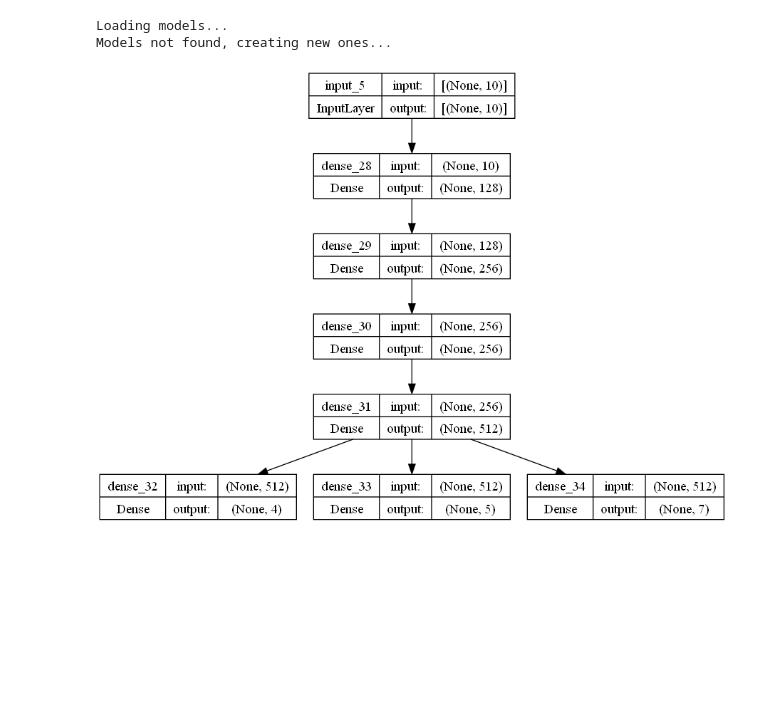
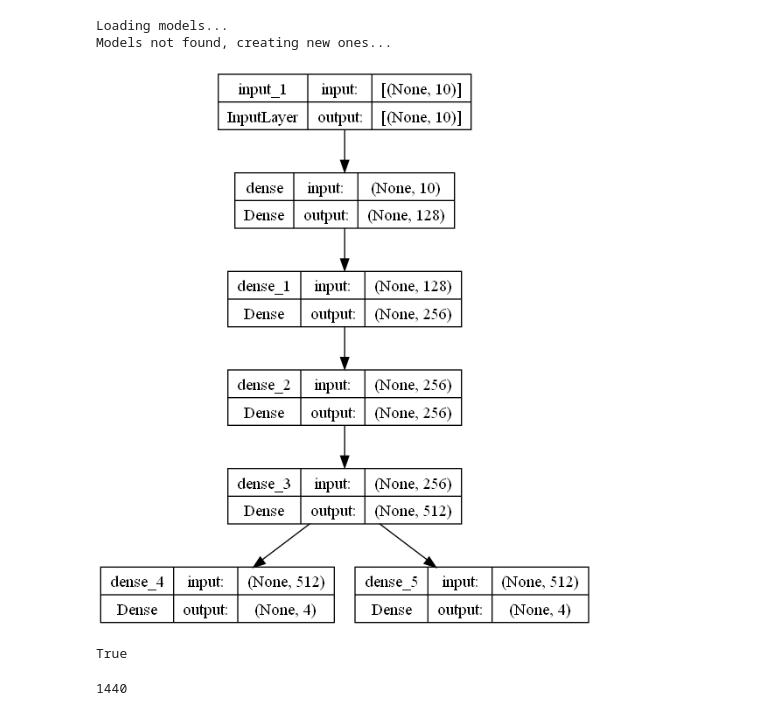
Before and after one commit to ertis-research/DQNFlexibilityService, a Jupyter notebook: main.ipynb, the cells around one changed output. Saved outputs shown, nothing was run; the diff lists cells and outputs as text; code cells hidden in the pictures; blank space fills up the shorter version.

Commit message:
train fixed

```diff
--- a/main.ipynb
+++ b/main.ipynb
@@ -9,8 +12,40 @@ from tensorflow.keras import layers
 # %%
-env, policy_network, target_network, num_actions  = define_env("test")
+env, policy_network, target_network, num_actions  = define_env("test", ["aire1", "aire2"])
 
-keras.utils.plot_model(policy_network, to_file='policy_network.png', show_shapes=True, show_layer_names=True, rankdir='TB', expand_nested=False, dpi=96)
+#keras.utils.plot_model(policy_network, to_file='policy_network.png', show_shapes=True, show_layer_names=True, rankdir='TB', expand_nested=False, dpi=96)
 # %% [output]
 Loading models...
 Models not found, creating new ones...
-[figure, old version]
+[figure, new version]
+# %%
+initial_state = np.array(env.reset())
+print(initial_state)
+# %% [output]
+True
+# %%
+#Constant vars
+K = 4
+EPS_DECAY = 0.0000009
+EPS_MIN = 0.1
+BATCH_SIZE = 32
+MAX_STEPS = 10000
+STEP_UPDATE_MODEL = 5000
+
+
+#model_type = "Dense" # Network (Dense)
+
+curve_pred = [35.0, 42.5, 47.5,  38.5, 33.0, 41.0, 46.0, 37.0]
+# curve_pred = [[random.randint(30, 50) for i in range(1440)]]
+
+optimizer = tf.keras.optimizers.Adam(learning_rate=0.00025, clipnorm=1.0)
+loss_function = tf.keras.losses.Huber()
+seed = 42
+gamma = 0.99
+epsilon = 1
+memory = Memory(10000) # Memory size
+
+
+
+train(epsilon, MAX_STEPS, num_actions, policy_network, EPS_DECAY, EPS_MIN, env, memory, BATCH_SIZE, STEP_UPDATE_MODEL, target_network, K, gamma, loss_function, optimizer, curve_pred)
+# %% [output]
+1440
```
Also changed, not shown: parts of 1 cell of this notebook, 2 other files.
